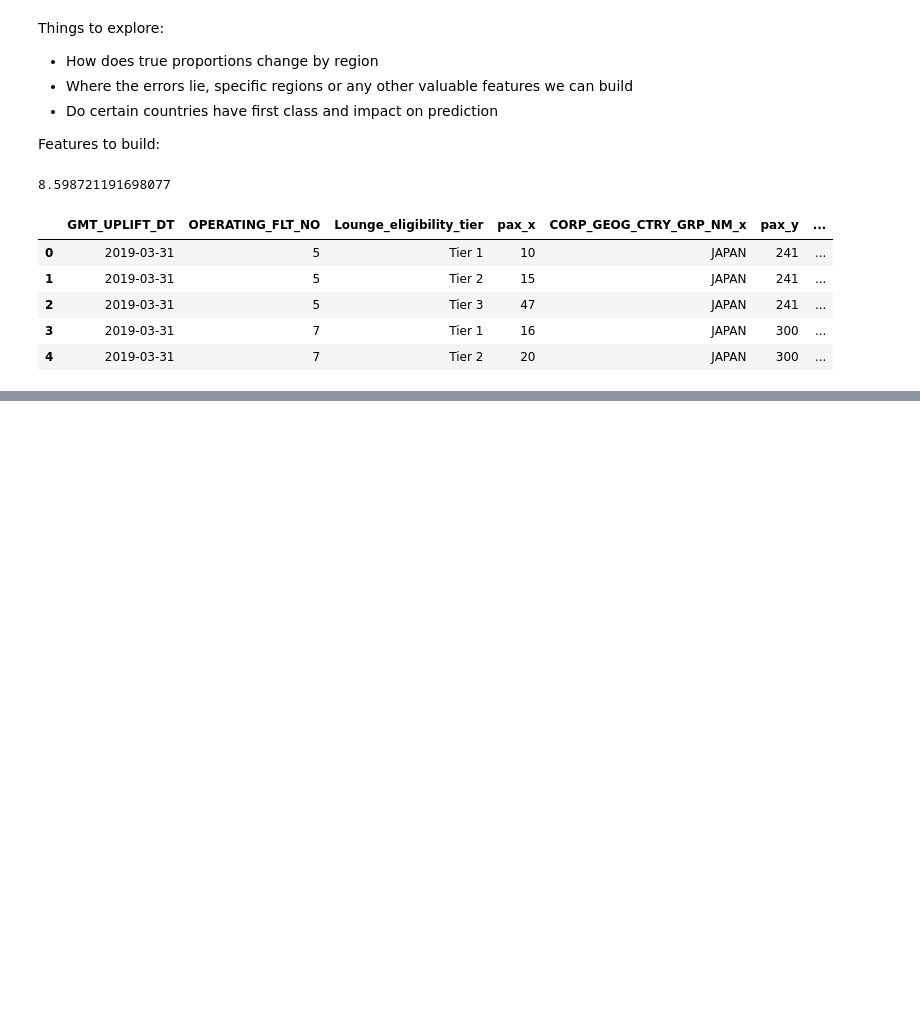
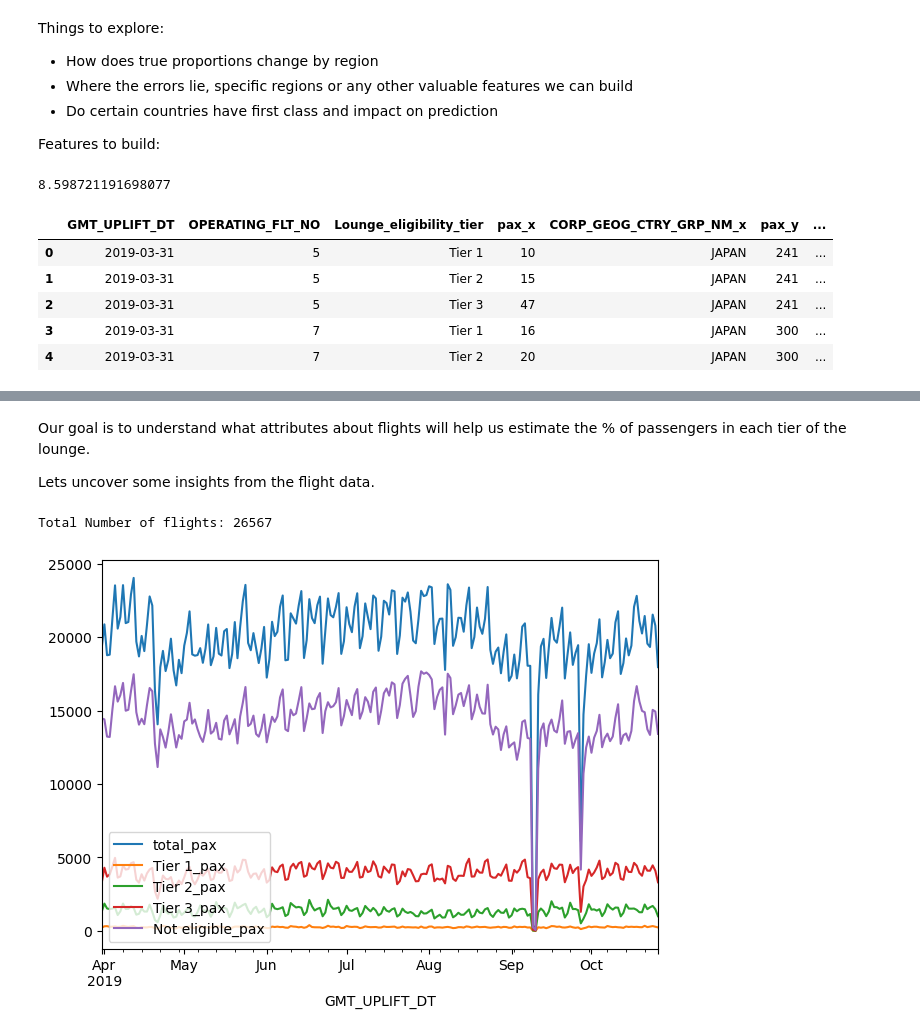
Before and after one commit to archied98/HackathonRepo, a Jupyter notebook: Ops Hackathon Starter Code.ipynb, the cells around one changed output, grey strips where cells are left out. Drawn from its saved outputs; the diff is of its cells as text; code cells hidden in the pictures; blank space fills up the shorter version.

Commit message:
Notebook Update
Added visualisations

```diff
--- a/Ops Hackathon Starter Code.ipynb
+++ b/Ops Hackathon Starter Code.ipynb
@@ -566,0 +579,24 @@ df_final[((df_final['GMT_UPLIFT_DT'].dt.day == 9) & (df_final['OPERATING_FLT_NO'
+# %%
+# Add in the number of passengers in each tier
+test = flight_feat[:]
+test.append('pax')
+tiers = list(df_final['Lounge_eligibility_tier'].unique())
+
+
+for tier in tiers:
+    df_flight = pd.merge(df_flight, df_tier[df_tier['Lounge_eligibility_tier'] == tier][test], how = 'left', on = flight_feat)
+    df_flight = df_flight.rename({'pax': tier + '_pax'}, axis = 1)
+# %%
+# Feature Creation
+
+# Time of the day
+df_flight['time_cat'] = pd.cut(df_flight['GMT_PLND_DEP_TS'].dt.hour, bins = [0,5,12,17,21,24], labels = ['Night','Morning','Afternoon','Evening','Night'], include_lowest = True, ordered = False)
+
+# Season
+df_flight['season'] = pd.cut(df_flight['GMT_PLND_DEP_TS'].dt.month, bins = [0,2,5,8,11,12], labels = ['Winter','Spring','Summer','Autumn','Winter'], include_lowest = True, ordered = False)
+
+# Weekend Flag
+df_flight['weekend_flag'] = df_flight['GMT_PLND_DEP_TS'].dt.dayofweek.apply(lambda x: 'Y' if x > 4 else 'N' )
+
+# Month
+df_flight['month'] = df_flight['GMT_PLND_DEP_TS'].dt.month
@@ -566,0 +609,20 @@ df_final[((df_final['GMT_UPLIFT_DT'].dt.day == 9) & (df_final['OPERATING_FLT_NO'
+# %% [markdown]
+Our goal is to understand what attributes about flights will help us estimate the % of passengers in each tier of the lounge.
+
+Lets uncover some insights from the flight data.
+# %%
+print('Total Number of flights: {}'.format(df_flight.shape[0]))
+# %% [output]
+Total Number of flights: 26567
+# %%
+# Number of passengers by day
+
+df_daily = df_flight.groupby('GMT_UPLIFT_DT')['total_pax','Tier 1_pax','Tier 2_pax','Tier 3_pax','Not eligible_pax'].sum()
+
+
+df_daily.plot()
+plt.tight_layout()
+plt.legend(loc = "lower left")
+plt.show()
+# %% [output]
+[figure, added]
```
Also changed, not shown: parts of 20 cells of this notebook.
